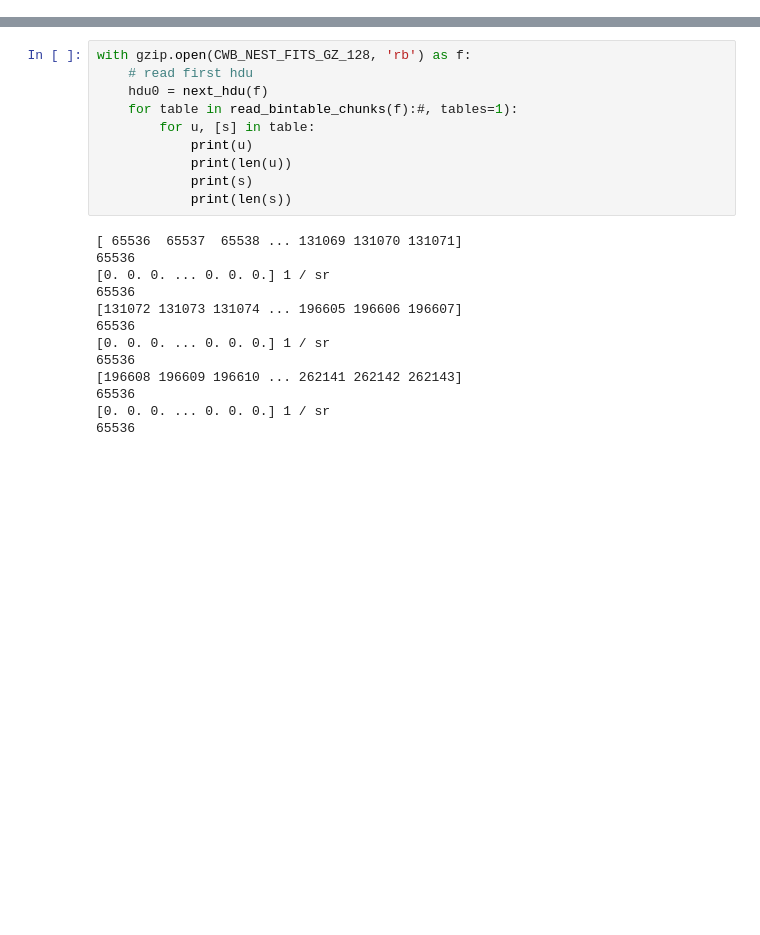
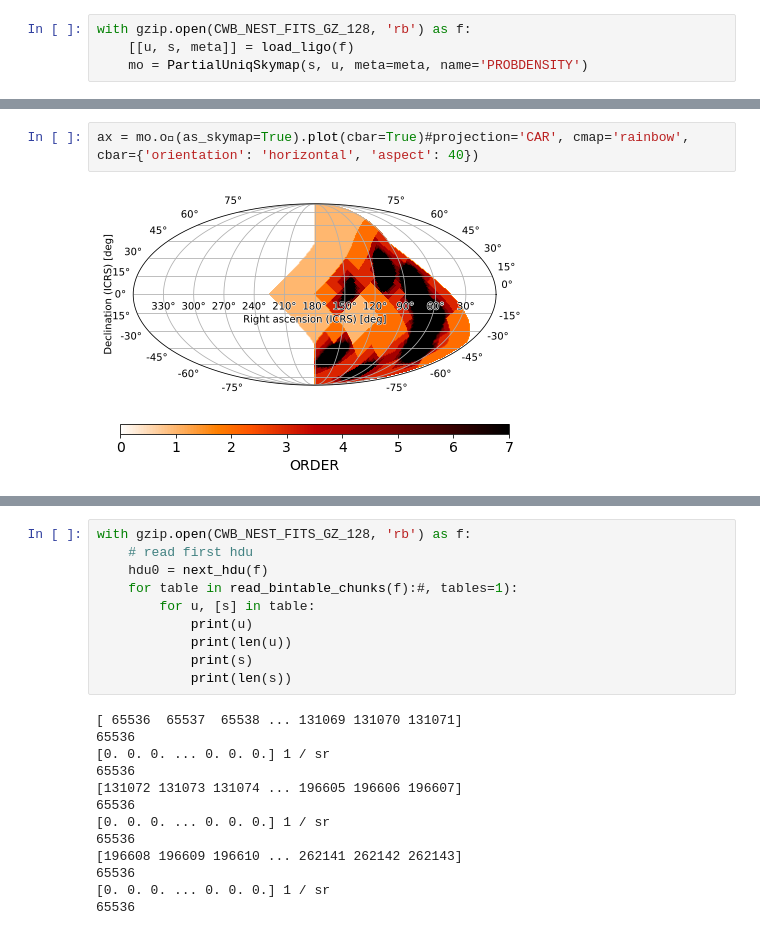
Before and after one commit to markalab/hpmoc, a Jupyter notebook: jup/load.ipynb, the cells around one changed output, grey strips where cells are left out. Saved outputs shown, nothing was run; the diff lists cells and outputs as text; blank space fills up the shorter version.

```diff
--- a/jup/load.ipynb
+++ b/jup/load.ipynb
@@ -157,0 +100,4 @@ def read_bintable_chunks(
+# %%
+with gzip.open(CWB_NEST_FITS_GZ_128, 'rb') as f:
+    [[u, s, meta]] = load_ligo(f)
+    mo = PartialUniqSkymap(s, u, meta=meta, name='PROBDENSITY')
@@ -157,0 +124,4 @@ def read_bintable_chunks(
+# %%
+ax = mo.o⃗(as_skymap=True).plot(cbar=True)#projection='CAR', cmap='rainbow', cbar={'orientation': 'horizontal', 'aspect': 40})
+# %% [output]
+[figure, added]
```
Also changed, not shown: parts of 26 cells of this notebook, 5 other files.
